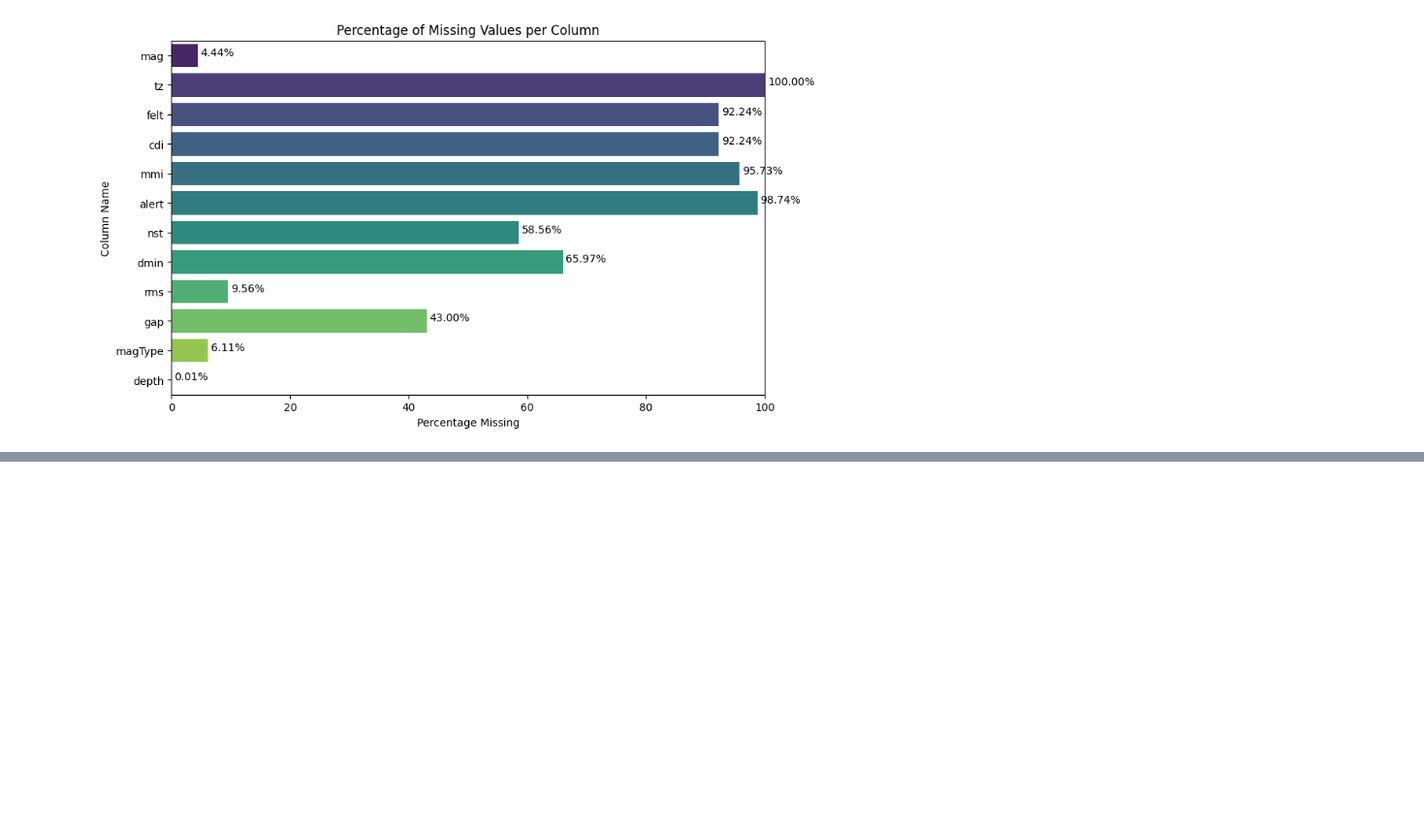
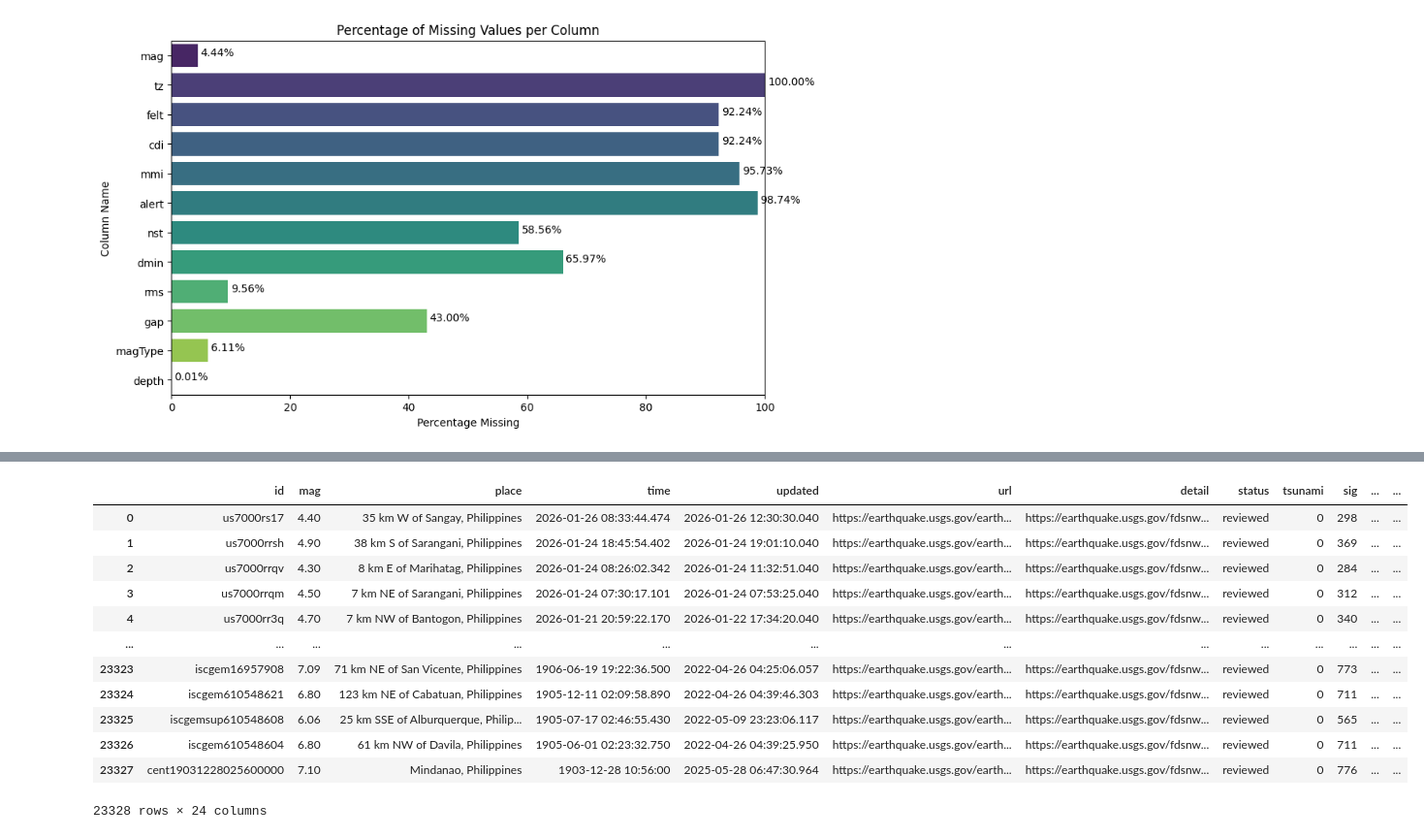
Before and after one commit to ac-navalta/data-mining, a Jupyter notebook: Phase_2_Data_Cleaning_and_Preprocessing.ipynb, the cells around one changed output, grey strips where cells are left out. Shown at 97% size. Saved outputs shown, nothing was run; the diff lists cells and outputs as text; code cells hidden in the pictures; blank space fills up the shorter version.

```diff
--- a/Phase_2_Data_Cleaning_and_Preprocessing.ipynb
+++ b/Phase_2_Data_Cleaning_and_Preprocessing.ipynb
@@ -185,4 +193,20 @@ memory usage: 3.9+ MB
 dtype: int64
+# %%
+df
+# %% [output]
+|  | id | mag | place | time | updated | url | detail | status | tsunami | sig | ... | ... |
+| 0 | us7000rs17 | 4.40 | 35 km W of Sangay, Philippines | 2026-01-26 08:33:44.474 | 2026-01-26 12:30:30.040 | https://earthquake.usgs.gov/earth... | https://earthquake.usgs.gov/fdsnw... | reviewed | 0 | 298 | ... | ... |
+| 1 | us7000rrsh | 4.90 | 38 km S of Sarangani, Philippines | 2026-01-24 18:45:54.402 | 2026-01-24 19:01:10.040 | https://earthquake.usgs.gov/earth... | https://earthquake.usgs.gov/fdsnw... | reviewed | 0 | 369 | ... | ... |
+| 2 | us7000rrqv | 4.30 | 8 km E of Marihatag, Philippines | 2026-01-24 08:26:02.342 | 2026-01-24 11:32:51.040 | https://earthquake.usgs.gov/earth... | https://earthquake.usgs.gov/fdsnw... | reviewed | 0 | 284 | ... | ... |
+| 3 | us7000rrqm | 4.50 | 7 km NE of Sarangani, Philippines | 2026-01-24 07:30:17.101 | 2026-01-24 07:53:25.040 | https://earthquake.usgs.gov/earth... | https://earthquake.usgs.gov/fdsnw... | reviewed | 0 | 312 | ... | ... |
+| 4 | us7000rr3q | 4.70 | 7 km NW of Bantogon, Philippines | 2026-01-21 20:59:22.170 | 2026-01-22 17:34:20.040 | https://earthquake.usgs.gov/earth... | https://earthquake.usgs.gov/fdsnw... | reviewed | 0 | 340 | ... | ... |
+| ... | ... | ... | ... | ... | ... | ... | ... | ... | ... | ... | ... | ... |
+| 23323 | iscgem16957908 | 7.09 | 71 km NE of San Vicente, Philippines | 1906-06-19 19:22:36.500 | 2022-04-26 04:25:06.057 | https://earthquake.usgs.gov/earth... | https://earthquake.usgs.gov/fdsnw... | reviewed | 0 | 773 | ... | ... |
+| 23324 | iscgem610548621 | 6.80 | 123 km NE of Cabatuan, Philippines | 1905-12-11 02:09:58.890 | 2022-04-26 04:39:46.303 | https://earthquake.usgs.gov/earth... | https://earthquake.usgs.gov/fdsnw... | reviewed | 0 | 711 | ... | ... |
+| 23325 | iscgemsup610548608 | 6.06 | 25 km SSE of Alburquerque, Philip... | 1905-07-17 02:46:55.430 | 2022-05-09 23:23:06.117 | https://earthquake.usgs.gov/earth... | https://earthquake.usgs.gov/fdsnw... | reviewed | 0 | 565 | ... | ... |
+| 23326 | iscgem610548604 | 6.80 | 61 km NW of Davila, Philippines | 1905-06-01 02:23:32.750 | 2022-04-26 04:39:25.950 | https://earthquake.usgs.gov/earth... | https://earthquake.usgs.gov/fdsnw... | reviewed | 0 | 711 | ... | ... |
+| 23327 | cent19031228025600000 | 7.10 | Mindanao, Philippines | 1903-12-28 10:56:00 | 2025-05-28 06:47:30.964 | https://earthquake.usgs.gov/earth... | https://earthquake.usgs.gov/fdsnw... | reviewed | 0 | 776 | ... | ... |
+23328 rows × 24 columns
 # %%
 # Data Transformation
 
```
Also changed, not shown: parts of 7 cells of this notebook.
